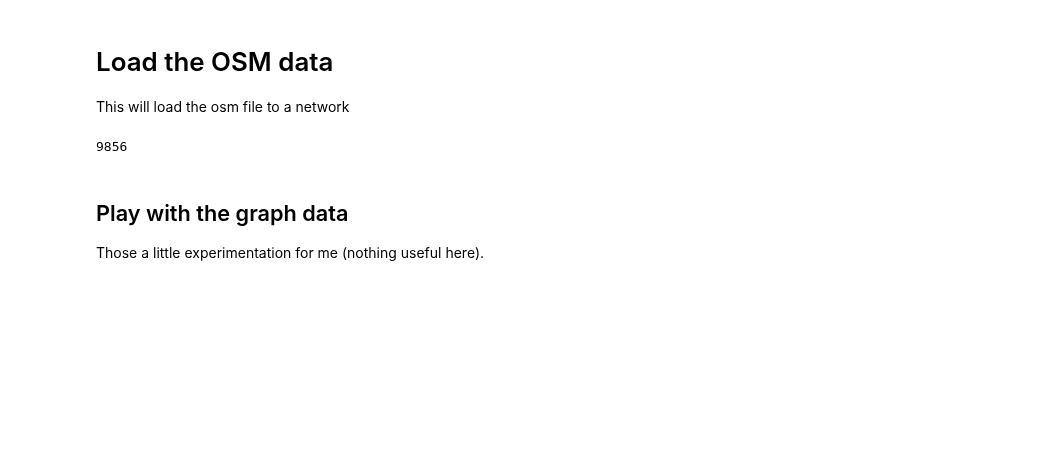
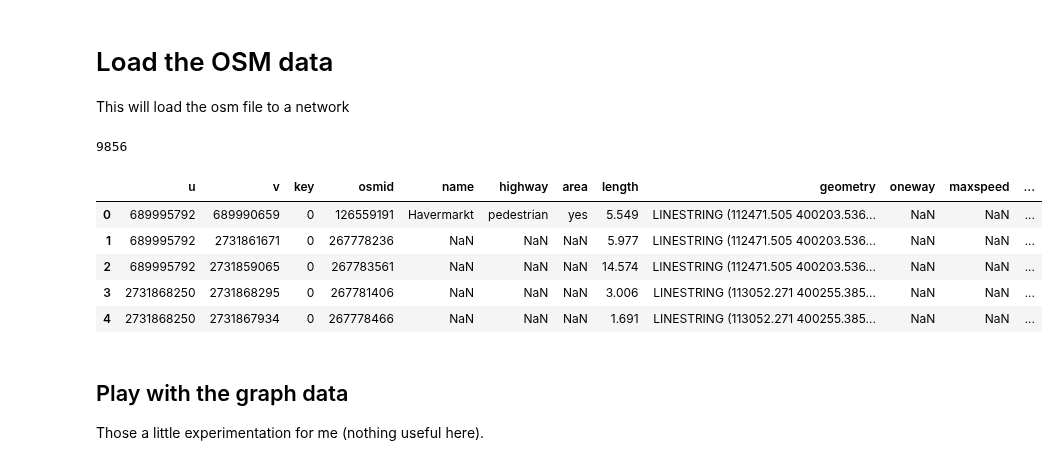
Before and after one commit to tudelft3d/carriageways-creator, a Jupyter notebook: processing.ipynb, the cells around one changed output. Drawn from its saved outputs; the diff is of its cells as text; code cells hidden in the pictures; blank space fills up the shorter version.

```diff
--- a/processing.ipynb
+++ b/processing.ipynb
@@ -41,6 +42,15 @@ edges = edges.to_crs("EPSG:28992")
 len(edges)
 # %% [output]
 9856
+# %%
+edges.head()
+# %% [output]
+|  | u | v | key | osmid | name | highway | area | length | geometry | oneway | maxspeed | ... |
+| 0 | 689995792 | 689990659 | 0 | 126559191 | Havermarkt | pedestrian | yes | 5.549 | LINESTRING (112471.505 400203.536... | NaN | NaN | ... |
+| 1 | 689995792 | 2731861671 | 0 | 267778236 | NaN | NaN | NaN | 5.977 | LINESTRING (112471.505 400203.536... | NaN | NaN | ... |
+| 2 | 689995792 | 2731859065 | 0 | 267783561 | NaN | NaN | NaN | 14.574 | LINESTRING (112471.505 400203.536... | NaN | NaN | ... |
+| 3 | 2731868250 | 2731868295 | 0 | 267781406 | NaN | NaN | NaN | 3.006 | LINESTRING (113052.271 400255.385... | NaN | NaN | ... |
+| 4 | 2731868250 | 2731867934 | 0 | 267778466 | NaN | NaN | NaN | 1.691 | LINESTRING (113052.271 400255.385... | NaN | NaN | ... |
 # %%
 n, e = ox.graph_to_gdfs(network_graph)
 # %% [markdown]
```
Also changed, not shown: parts of 8 cells of this notebook.
